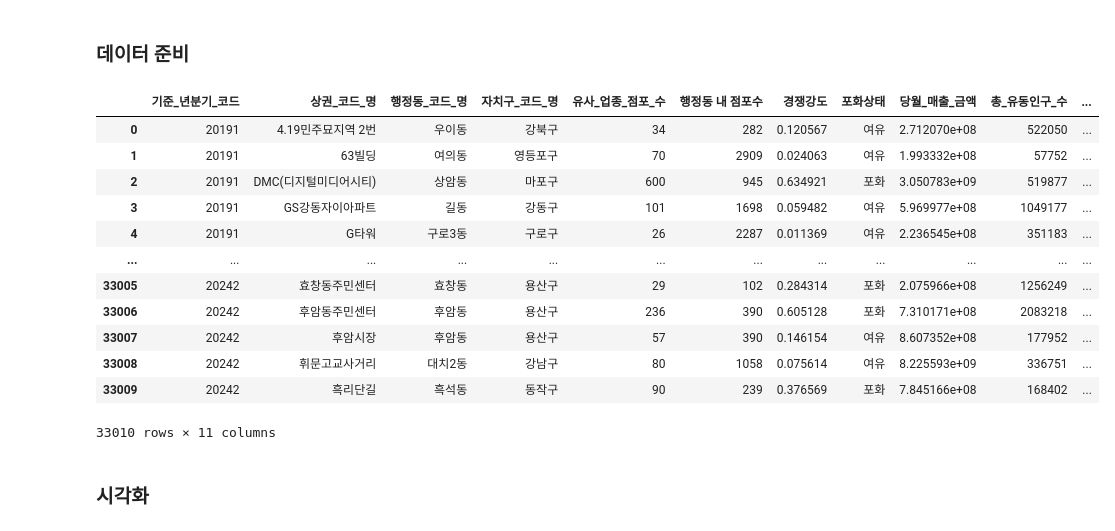
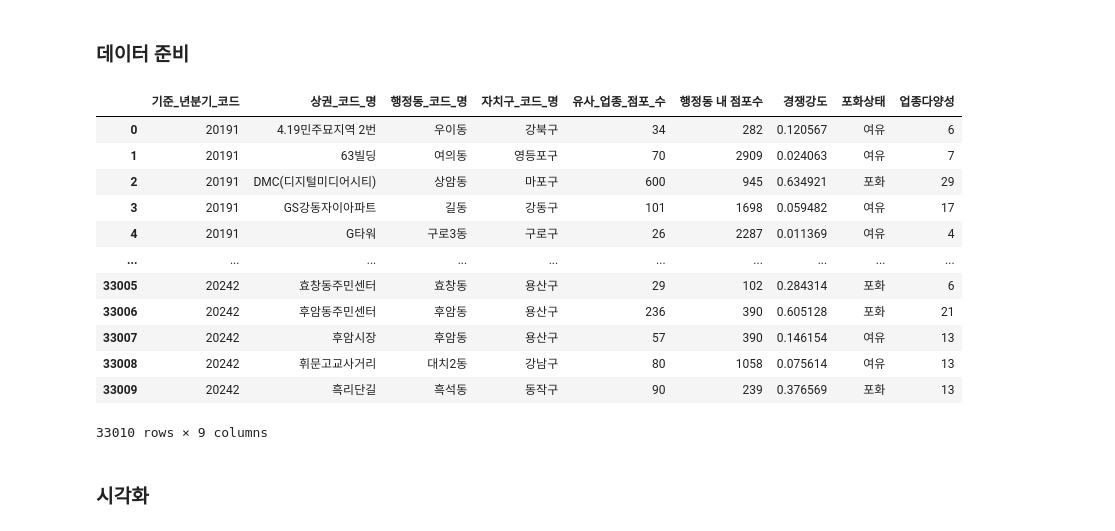
Before and after one commit to medici-bda10-sda/sda.final.project, a Jupyter notebook: 포화도.ipynb, the cells around one changed output. Saved outputs shown, nothing was run; the diff lists cells and outputs as text; code cells hidden in the pictures.

```diff
--- a/포화도.ipynb
+++ b/포화도.ipynb
@@ -358,32 +490,29 @@ data_hypo3 = data_label.copy()
 # 상권 내 서비스 업종 종류 수 구하기
 data['업종다양성'] = data.groupby(['기준_년분기_코드', '상권_코드_명'])['서비스_업종_코드_명'].transform('nunique')
 # %%
-# 상권 단위로 매출금액 sum + 유동인구 칼럼 붙이기
-data_sale = data.groupby(['기준_년분기_코드','상권_코드_명'])['당월_매출_금액'].sum().reset_index()
-
-data_hypo3 = pd.merge(data_hypo3, data_sale, on=['기준_년분기_코드','상권_코드_명'], how='left')
-data_hypo3 = pd.merge(data_hypo3, data[['기준_년분기_코드','상권_코드_명','총_유동인구_수','업종다양성']], on=['기준_년분기_코드','상권_코드_명'], how='left')
+# 업종다양성 붙이기
+data_hypo3 = pd.merge(data_hypo3, data[['기준_년분기_코드','상권_코드_명','업종다양성']], on=['기준_년분기_코드','상권_코드_명'], how='left')
 
 # 중복되는 데이터 drop
 data_hypo3.drop_duplicates(inplace=True)
 
 # 데이터 확인
 data_hypo3.reset_index(inplace=True)
 data_hypo3.drop(columns='index',inplace=True)
 data_hypo3
 # %% [output]
-|  | 기준_년분기_코드 | 상권_코드_명 | 행정동_코드_명 | 자치구_코드_명 | 유사_업종_점포_수 | 행정동 내 점포수 | 경쟁강도 | 포화상태 | 당월_매출_금액 | 총_유동인구_수 | ... |
-| 0 | 20191 | 4.19민주묘지역 2번 | 우이동 | 강북구 | 34 | 282 | 0.120567 | 여유 | 2.712070e+08 | 522050 | ... |
-| 1 | 20191 | 63빌딩 | 여의동 | 영등포구 | 70 | 2909 | 0.024063 | 여유 | 1.993332e+08 | 57752 | ... |
-| 2 | 20191 | DMC(디지털미디어시티) | 상암동 | 마포구 | 600 | 945 | 0.634921 | 포화 | 3.050783e+09 | 519877 | ... |
-| 3 | 20191 | GS강동자이아파트 | 길동 | 강동구 | 101 | 1698 | 0.059482 | 여유 | 5.969977e+08 | 1049177 | ... |
-| 4 | 20191 | G타워 | 구로3동 | 구로구 | 26 | 2287 | 0.011369 | 여유 | 2.236545e+08 | 351183 | ... |
-| ... | ... | ... | ... | ... | ... | ... | ... | ... | ... | ... | ... |
-| 33005 | 20242 | 효창동주민센터 | 효창동 | 용산구 | 29 | 102 | 0.284314 | 포화 | 2.075966e+08 | 1256249 | ... |
-| 33006 | 20242 | 후암동주민센터 | 후암동 | 용산구 | 236 | 390 | 0.605128 | 포화 | 7.310171e+08 | 2083218 | ... |
-| 33007 | 20242 | 후암시장 | 후암동 | 용산구 | 57 | 390 | 0.146154 | 여유 | 8.607352e+08 | 177952 | ... |
-| 33008 | 20242 | 휘문고교사거리 | 대치2동 | 강남구 | 80 | 1058 | 0.075614 | 여유 | 8.225593e+09 | 336751 | ... |
-| 33009 | 20242 | 흑리단길 | 흑석동 | 동작구 | 90 | 239 | 0.376569 | 포화 | 7.845166e+08 | 168402 | ... |
+|  | 기준_년분기_코드 | 상권_코드_명 | 행정동_코드_명 | 자치구_코드_명 | 유사_업종_점포_수 | 행정동 내 점포수 | 경쟁강도 | 포화상태 | 업종다양성 |
+| 0 | 20191 | 4.19민주묘지역 2번 | 우이동 | 강북구 | 34 | 282 | 0.120567 | 여유 | 6 |
+| 1 | 20191 | 63빌딩 | 여의동 | 영등포구 | 70 | 2909 | 0.024063 | 여유 | 7 |
+| 2 | 20191 | DMC(디지털미디어시티) | 상암동 | 마포구 | 600 | 945 | 0.634921 | 포화 | 29 |
+| 3 | 20191 | GS강동자이아파트 | 길동 | 강동구 | 101 | 1698 | 0.059482 | 여유 | 17 |
+| 4 | 20191 | G타워 | 구로3동 | 구로구 | 26 | 2287 | 0.011369 | 여유 | 4 |
+| ... | ... | ... | ... | ... | ... | ... | ... | ... | ... |
+| 33005 | 20242 | 효창동주민센터 | 효창동 | 용산구 | 29 | 102 | 0.284314 | 포화 | 6 |
+| 33006 | 20242 | 후암동주민센터 | 후암동 | 용산구 | 236 | 390 | 0.605128 | 포화 | 21 |
+| 33007 | 20242 | 후암시장 | 후암동 | 용산구 | 57 | 390 | 0.146154 | 여유 | 13 |
+| 33008 | 20242 | 휘문고교사거리 | 대치2동 | 강남구 | 80 | 1058 | 0.075614 | 여유 | 13 |
+| 33009 | 20242 | 흑리단길 | 흑석동 | 동작구 | 90 | 239 | 0.376569 | 포화 | 13 |
-33010 rows × 11 columns
+33010 rows × 9 columns
 # %%
 # 이상치를 조정할 칼럼 목록
```
Also changed, not shown: parts of 178 cells of this notebook, 1 other file.
